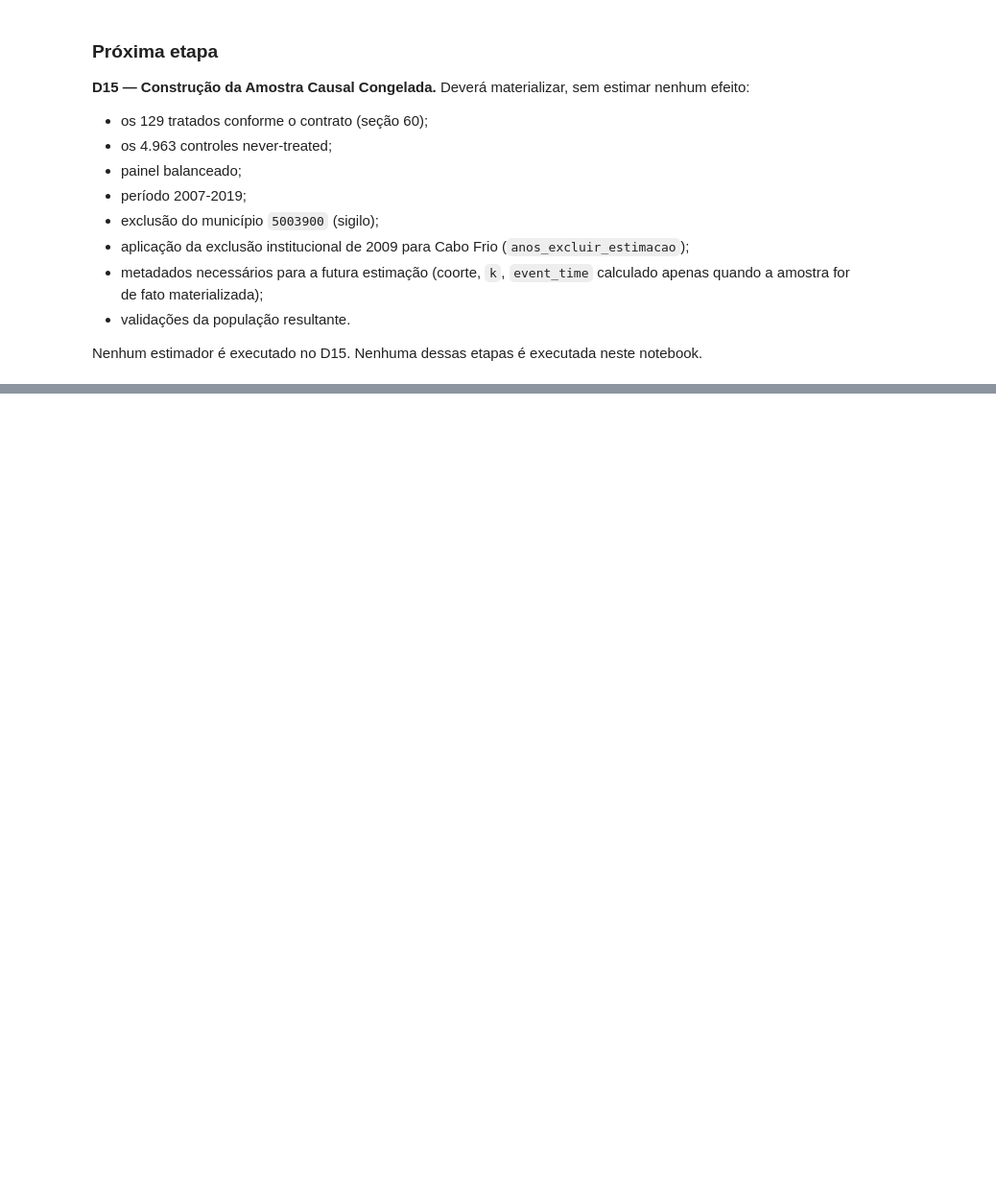
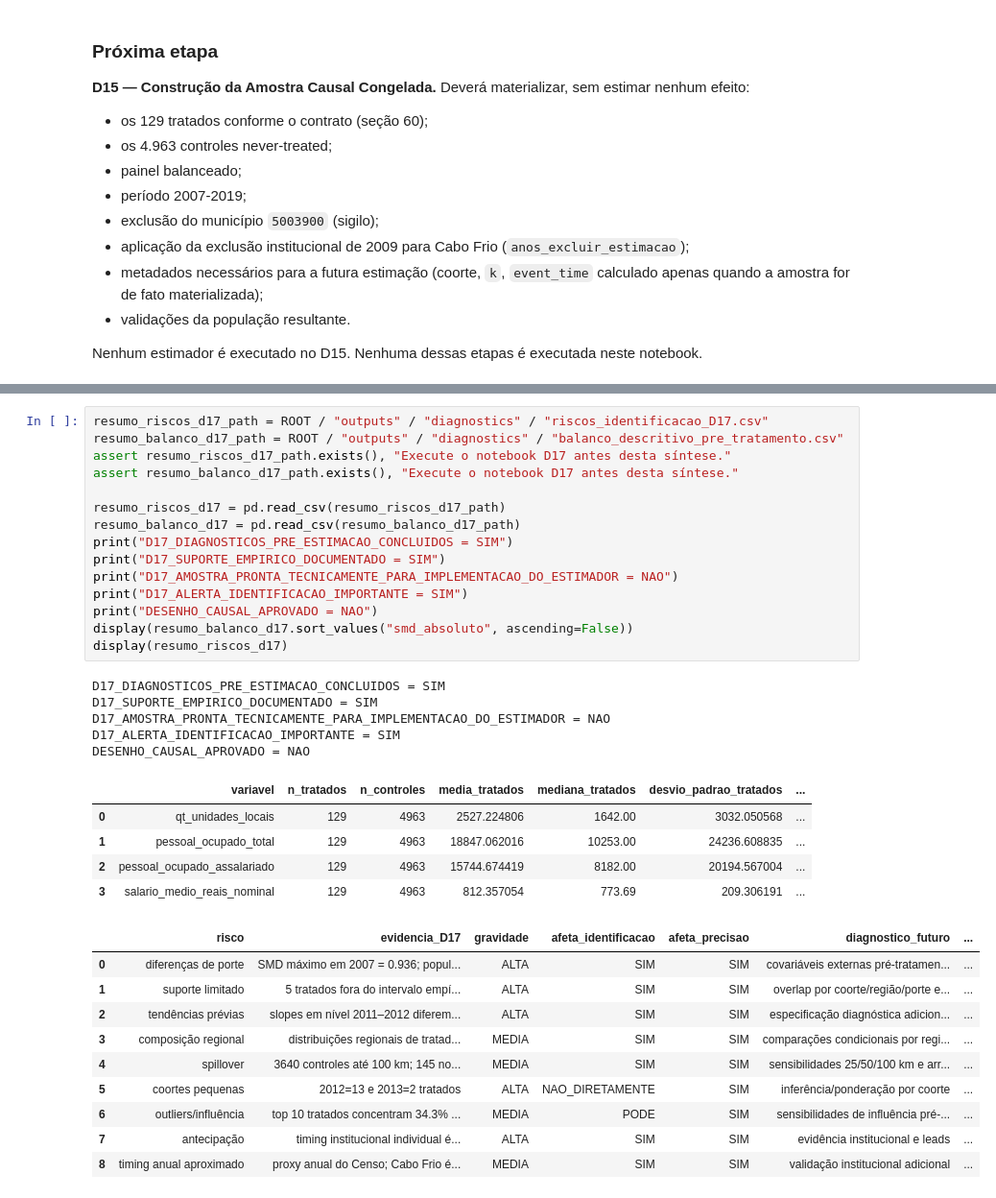
Before and after one commit to ariel-velardo/data-science-projects, a Jupyter notebook: projetos/big-data-expansao-rede-federal-economia-municipal/notebooks/01_analise_expansao_rede_federal_economia_municipal.ipynb, the cells around one changed output, grey strips where cells are left out. Shown at 96% size. Saved outputs shown, nothing was run; the diff lists cells and outputs as text; blank space fills up the shorter version.

```diff
--- a/projetos/big-data-expansao-rede-federal-economia-municipal/notebooks/01_analise_expansao_rede_federal_economia_municipal.ipynb
+++ b/projetos/big-data-expansao-rede-federal-economia-municipal/notebooks/01_analise_expansao_rede_federal_economia_municipal.ipynb
@@ -1863,0 +1955,36 @@ neste notebook.
+# %%
+resumo_riscos_d17_path = ROOT / "outputs" / "diagnostics" / "riscos_identificacao_D17.csv"
+resumo_balanco_d17_path = ROOT / "outputs" / "diagnostics" / "balanco_descritivo_pre_tratamento.csv"
+assert resumo_riscos_d17_path.exists(), "Execute o notebook D17 antes desta síntese."
+assert resumo_balanco_d17_path.exists(), "Execute o notebook D17 antes desta síntese."
+
+resumo_riscos_d17 = pd.read_csv(resumo_riscos_d17_path)
+resumo_balanco_d17 = pd.read_csv(resumo_balanco_d17_path)
+print("D17_DIAGNOSTICOS_PRE_ESTIMACAO_CONCLUIDOS = SIM")
+print("D17_SUPORTE_EMPIRICO_DOCUMENTADO = SIM")
+print("D17_AMOSTRA_PRONTA_TECNICAMENTE_PARA_IMPLEMENTACAO_DO_ESTIMADOR = NAO")
+print("D17_ALERTA_IDENTIFICACAO_IMPORTANTE = SIM")
+print("DESENHO_CAUSAL_APROVADO = NAO")
+display(resumo_balanco_d17.sort_values("smd_absoluto", ascending=False))
+display(resumo_riscos_d17)
+# %% [output]
+D17_DIAGNOSTICOS_PRE_ESTIMACAO_CONCLUIDOS = SIM
+D17_SUPORTE_EMPIRICO_DOCUMENTADO = SIM
+D17_AMOSTRA_PRONTA_TECNICAMENTE_PARA_IMPLEMENTACAO_DO_ESTIMADOR = NAO
+D17_ALERTA_IDENTIFICACAO_IMPORTANTE = SIM
+DESENHO_CAUSAL_APROVADO = NAO
+|  | variavel | n_tratados | n_controles | media_tratados | mediana_tratados | desvio_padrao_tratados | ... |
+| 0 | qt_unidades_locais | 129 | 4963 | 2527.224806 | 1642.00 | 3032.050568 | ... |
+| 1 | pessoal_ocupado_total | 129 | 4963 | 18847.062016 | 10253.00 | 24236.608835 | ... |
+| 2 | pessoal_ocupado_assalariado | 129 | 4963 | 15744.674419 | 8182.00 | 20194.567004 | ... |
+| 3 | salario_medio_reais_nominal | 129 | 4963 | 812.357054 | 773.69 | 209.306191 | ... |
+|  | risco | evidencia_D17 | gravidade | afeta_identificacao | afeta_precisao | diagnostico_futuro | ... |
+| 0 | diferenças de porte | SMD máximo em 2007 = 0.936; popul... | ALTA | SIM | SIM | covariáveis externas pré-tratamen... | ... |
+| 1 | suporte limitado | 5 tratados fora do intervalo empí... | ALTA | SIM | SIM | overlap por coorte/região/porte e... | ... |
+| 2 | tendências prévias | slopes em nível 2011–2012 diferem... | ALTA | SIM | SIM | especificação diagnóstica adicion... | ... |
+| 3 | composição regional | distribuições regionais de tratad... | MEDIA | SIM | SIM | comparações condicionais por regi... | ... |
+| 4 | spillover | 3640 controles até 100 km; 145 no... | MEDIA | SIM | SIM | sensibilidades 25/50/100 km e arr... | ... |
+| 5 | coortes pequenas | 2012=13 e 2013=2 tratados | ALTA | NAO_DIRETAMENTE | SIM | inferência/ponderação por coorte | ... |
+| 6 | outliers/influência | top 10 tratados concentram 34.3% ... | MEDIA | PODE | SIM | sensibilidades de influência pré-... | ... |
+| 7 | antecipação | timing institucional individual é... | ALTA | SIM | SIM | evidência institucional e leads | ... |
+| 8 | timing anual aproximado | proxy anual do Censo; Cabo Frio é... | MEDIA | SIM | SIM | validação institucional adicional | ... |
```
Also changed, not shown: parts of 21 cells of this notebook, 35 other files.
